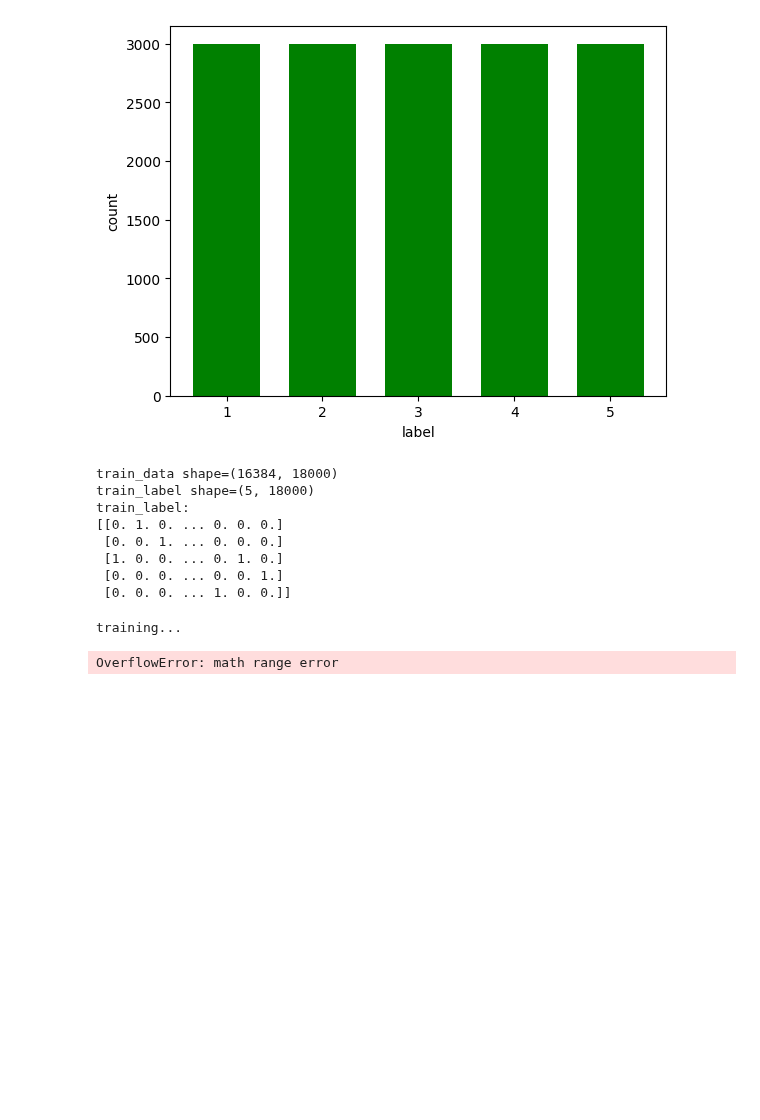
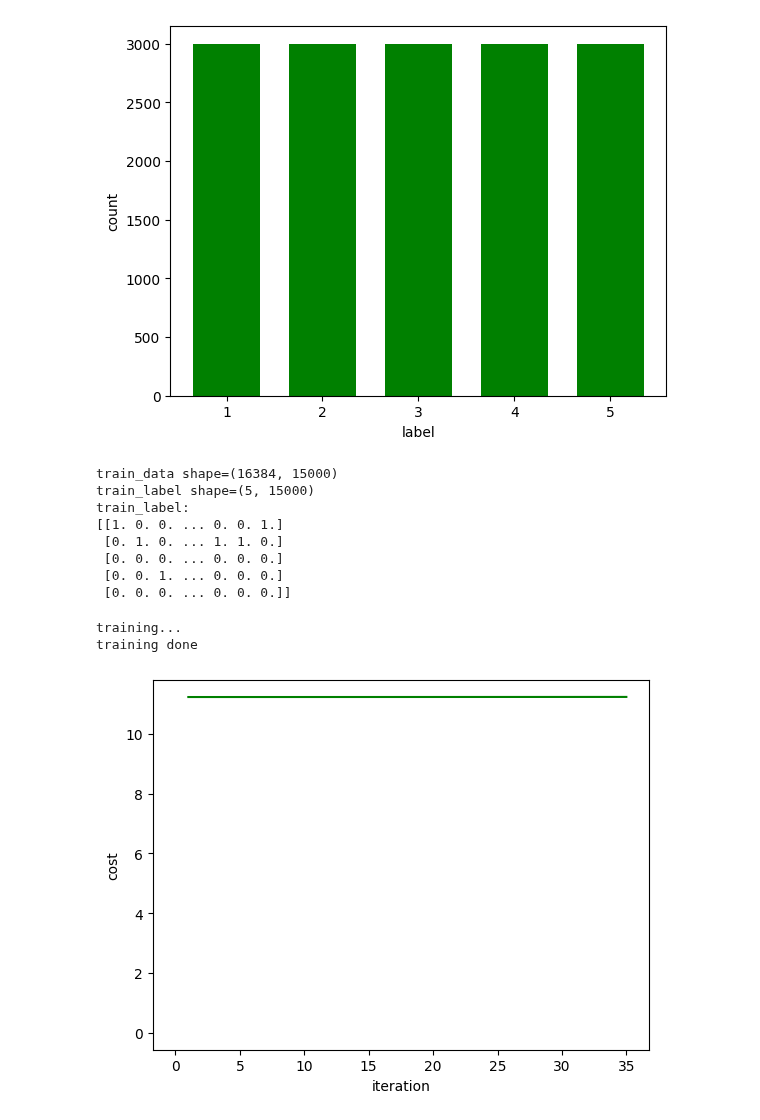
Before and after one commit to ryanz22/PestDataprocess, a Jupyter notebook: notebooks/finger_count.ipynb, the cells around one changed output. Saved outputs shown, nothing was run; the diff lists cells and outputs as text; code cells hidden in the pictures; blank space fills up the shorter version.

```diff
--- a/notebooks/finger_count.ipynb
+++ b/notebooks/finger_count.ipynb
@@ -89,26 +89,33 @@ y_value:
 <BarContainer object of 5 artists>
 [figure]
 # %%
-#converting train_label in one hot encoder representation
-train_data=np.reshape(bin_data,[DATA_DIM,sample_cnt])
-train_label=np.zeros((5, sample_cnt))
-for col in range (sample_cnt):
-    val=label[col]
-    for row in range (5):
-        if (val==row + 1):
-            train_label[val-1,col]=1
+def gen_ds(data_t, label_t,s_cnt):
+    #converting train_label in one hot encoder representation
+    train_data=np.reshape(data_t,[DATA_DIM,s_cnt])
+    train_label=np.zeros((5, s_cnt))
+    for col in range (s_cnt):
+        val=label_t[col]
+        for row in range (5):
+            if (val==row + 1):
+                train_label[val-1,col]=1
+
+    return train_data, train_label
+
+
+train_data, train_label = gen_ds(bin_data, label, sample_cnt)
+
 print("train_data shape="+str(np.shape(train_data)))
 print("train_label shape="+str(np.shape(train_label)))
 print(f"train_label:\n{train_label}")
 # %% [output]
-train_data shape=(16384, 18000)
-train_label shape=(5, 18000)
+train_data shape=(16384, 15000)
+train_label shape=(5, 15000)
 train_label:
-[[0. 1. 0. ... 0. 0. 0.]
+[[1. 0. 0. ... 0. 0. 1.]
+ [0. 1. 0. ... 1. 1. 0.]
+ [0. 0. 0. ... 0. 0. 0.]
  [0. 0. 1. ... 0. 0. 0.]
- [1. 0. 0. ... 0. 1. 0.]
- [0. 0. 0. ... 0. 0. 1.]
- [0. 0. 0. ... 1. 0. 0.]]
+ [0. 0. 0. ... 0. 0. 0.]]
 # %%
 #activation functions sigmoid relu and softmax
 def sigmoid(Z):
@@ -214,7 +221,8 @@ def L_model_forward(X, parameters):
 def compute_cost(AL, Y):
 
     m = Y.shape[1]
-    cost = (-1 / m) * np.sum(np.multiply(Y, np.log(AL)) + np.multiply(1 - Y, np.log(1 - AL)))
+    #cost = (-1 / m) * np.sum(np.multiply(Y, np.log(AL)) + np.multiply(1 - Y, np.log(1 - AL)))
+    cost = (-1 / m) * np.sum(np.multiply(Y, np.log(AL)))
     #print("cost="+str(cost))
     return cost
 
@@ -273,7 +281,7 @@ def plot_graph(cost_plot):
     plt.plot(x_value,cost_plot,0.,color='g')
 # %%
 #defining structure of neural network
-layers_dims = [DATA_DIM,500,400,300,100,5] #  n-layer model (n=6 including input and output layer)
+layers_dims = [DATA_DIM,8000,2000,500,100,5] #  n-layer model (n=6 including input and output layer)
 len_update=len(layers_dims)
 # %%
 #function to call sub_functions
@@ -293,11 +301,12 @@ def L_layer_model(X, Y, layers_dims, learning_rate , num_iterations , print_cost
     return parameters
 # %%
 num_iter = 35
-l_rate = 0.0001
+l_rate = 0.001
 
 #variable parameter in network learning_rate, iterationd
 parameters = L_layer_model(train_data, train_label, layers_dims,learning_rate = l_rate, num_iterations =num_iter , print_cost = True)
 print("training done")
 # %% [output]
 training...
+training done
-OverflowError: math range error
+[figure, added]
```
Also changed, not shown: parts of 5 cells of this notebook.
